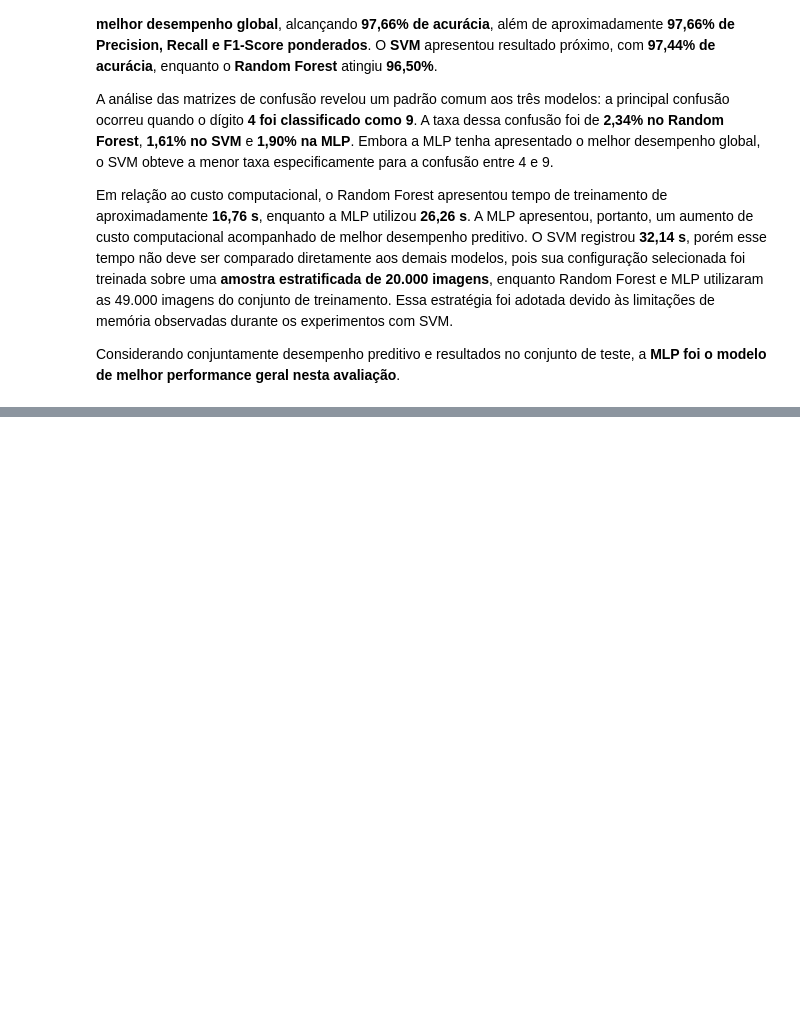
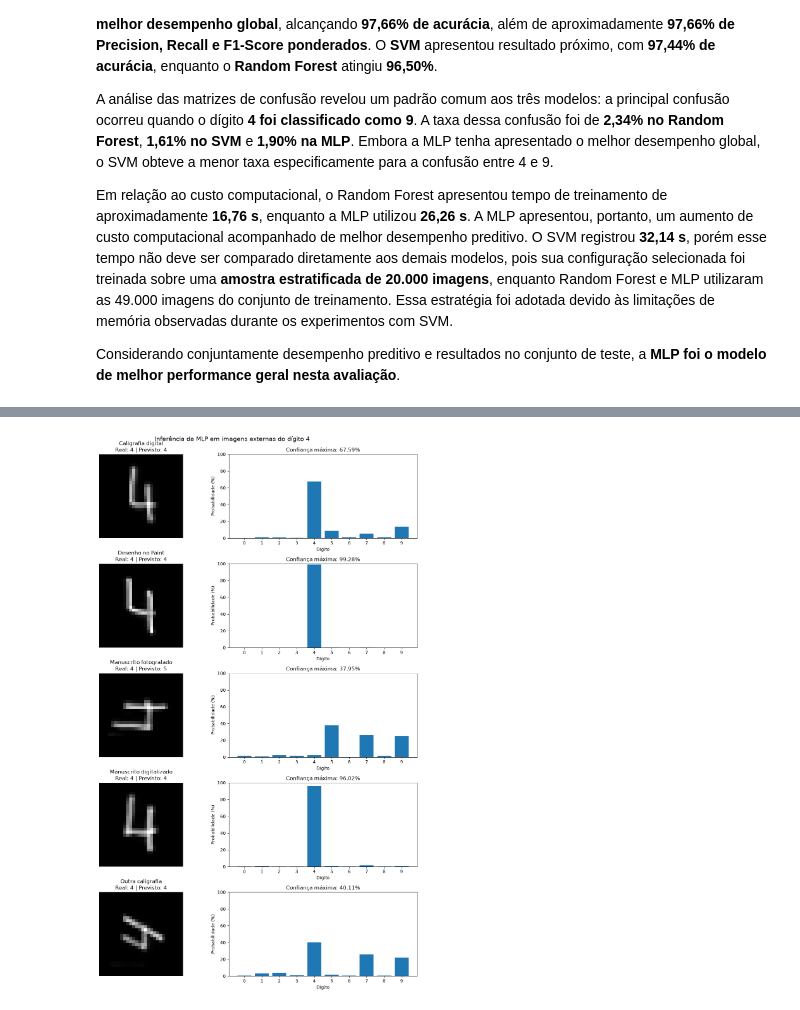
Before and after one commit to Cristina-Freitas/mnist-model-benchmark, a Jupyter notebook: notebooks/eda_mnist.ipynb, the cells around one changed output, grey strips where cells are left out. Cells and saved outputs as stored; diff of their text form; code cells hidden in the pictures; blank space fills up the shorter version.

```diff
--- a/notebooks/eda_mnist.ipynb
+++ b/notebooks/eda_mnist.ipynb
@@ -763,0 +1216,60 @@ Considerando conjuntamente desempenho preditivo e resultados no conjunto de test
+# %%
+# Exibe cada imagem processada ao lado das probabilidades previstas pela MLP
+
+fig, axes = plt.subplots(
+    len(imagens_processadas),
+    2,
+    figsize=(12, 18)
+)
+
+for linha, (nome, imagem) in enumerate(imagens_processadas.items()):
+
+    probabilidades = probabilidades_imagens[nome]
+
+    indice_previsto = np.argmax(probabilidades)
+    classe_prevista = mlp_2.classes_[indice_previsto]
+    confianca = probabilidades[indice_previsto]
+
+    # Imagem efetivamente fornecida ao modelo
+    axes[linha, 0].imshow(
+        imagem,
+        cmap="gray"
+    )
+
+    axes[linha, 0].set_title(
+        f"{nome}\nReal: 4 | Previsto: {classe_prevista}"
+    )
+
+    axes[linha, 0].axis("off")
+
+    # Probabilidades atribuídas às dez classes
+    axes[linha, 1].bar(
+        mlp_2.classes_,
+        probabilidades * 100
+    )
+
+    axes[linha, 1].set_title(
+        f"Confiança máxima: {confianca:.2%}"
+    )
+
+    axes[linha, 1].set_xlabel("Dígito")
+    axes[linha, 1].set_ylabel("Probabilidade (%)")
+    axes[linha, 1].set_xticks(range(10))
+    axes[linha, 1].set_ylim(0, 100)
+
+plt.suptitle(
+    "Inferência da MLP em imagens externas do dígito 4",
+    fontsize=14
+)
+
+plt.tight_layout()
+
+plt.savefig(
+    "../outputs/figures/probabilidades_imagens_externas.png",
+    dpi=300,
+    bbox_inches="tight"
+)
+
+plt.show()
+# %% [output]
+[figure, added]
```
Also changed, not shown: parts of 43 cells of this notebook, 29 other files.
